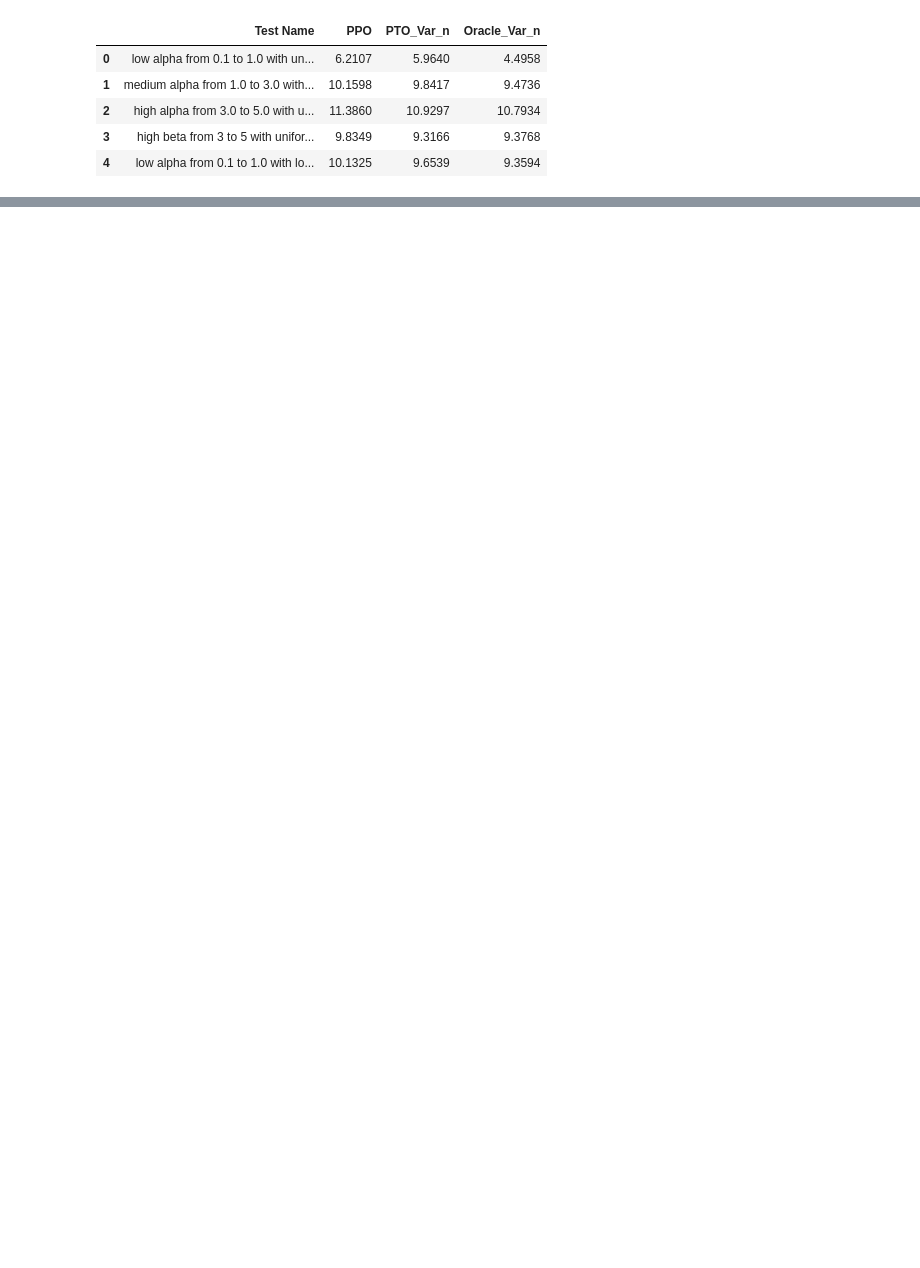
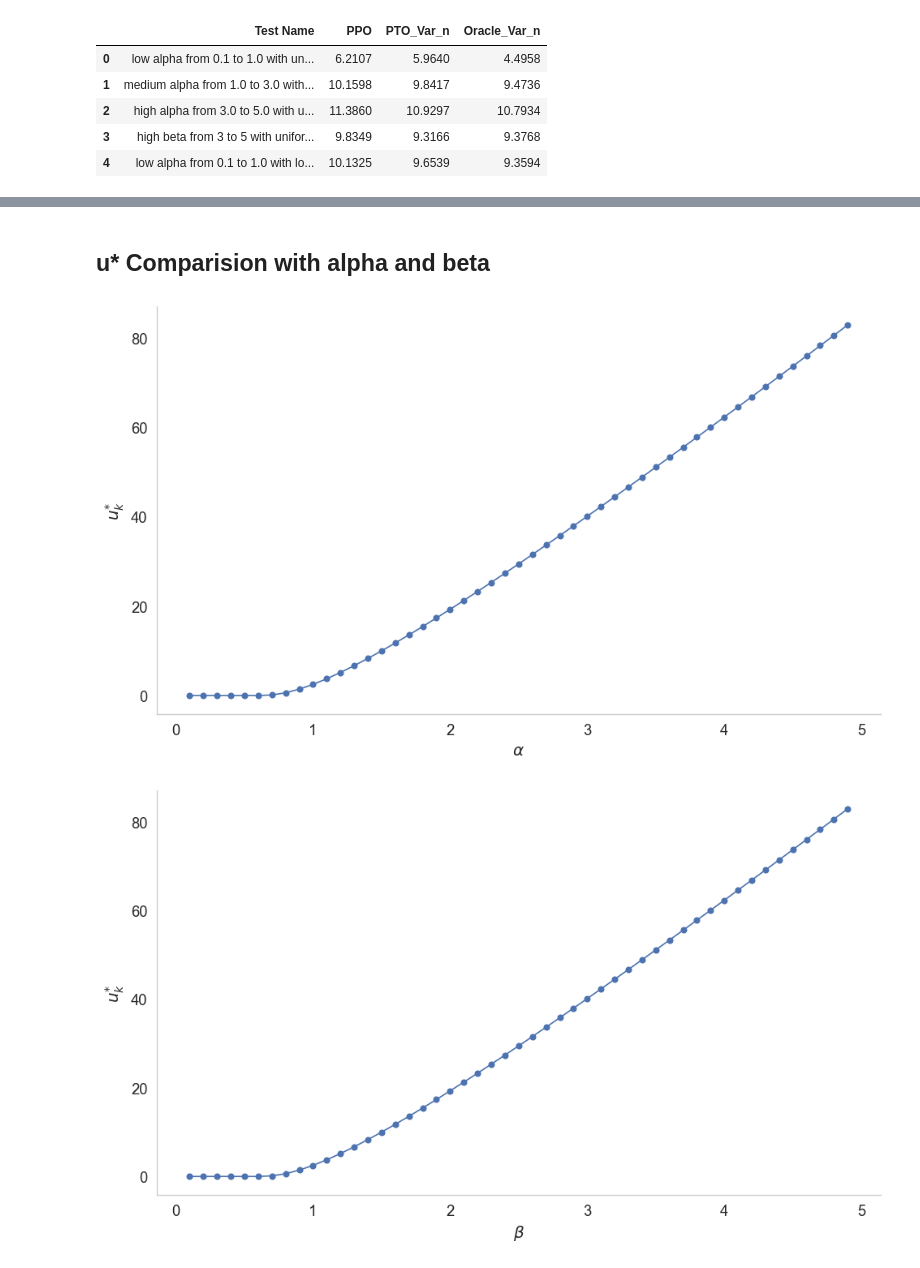
Before and after one commit to pksp99/when_to_leave, a Jupyter notebook: notebooks/test_scripts/finla_test_script.ipynb, the cells around one changed output, grey strips where cells are left out. Saved outputs shown, nothing was run; the diff lists cells and outputs as text; code cells hidden in the pictures; blank space fills up the shorter version.

```diff
--- a/notebooks/test_scripts/finla_test_script.ipynb
+++ b/notebooks/test_scripts/finla_test_script.ipynb
@@ -337,0 +423,51 @@ observed_n_results_df.to_csv(methods.file_path('finla_test_observed_n_results.cs
+# %% [markdown]
+## u* Comparision with alpha and beta
+# %%
+# u* vs alpha plot
+config = {
+    'k': 10,
+    'alpha_range': np.arange(0.1, 5, 0.1).tolist(),
+    'beta': 2,
+    'h': 0.5,
+    'c': 25,
+}
+u_values = [methods.get_u_star_binary_fast(alpha, config['beta'], config['k'], config['h'], config['c']) for alpha in config['alpha_range']]
+
+# plot u* vs alpha
+plt.figure(figsize=(10, 6))
+plt.plot(config['alpha_range'], u_values, marker='o')
+plt.xlabel(r"$\alpha$")
+plt.ylabel(r"$u_k^{*}$")
+plt.grid()
+plt.tight_layout()
+sns.despine()
+file_name = 'u_star_vs_alpha'
+json.dump(config, open(methods.file_path(f'{file_name}.json', dir_name='figures'), 'w'), indent=4)
+plt.savefig(methods.file_path('u_star_vs_alpha.png', dir_name='figures'))
+plt.show()
+
+
+# u* vs beta plot
+config = {
+    'k': 10,
+    'alpha': 2,
+    'beta_range': np.arange(0.1, 5, 0.1).tolist(),
+    'h': 0.5,
+    'c': 25,
+}
+u_values = [methods.get_u_star_binary_fast(config['alpha'], beta, config['k'], config['h'], config['c']) for beta in config['beta_range']]
+# plot u* vs beta
+plt.figure(figsize=(10, 6))
+plt.plot(config['beta_range'], u_values, marker='o')
+plt.xlabel(r"$\beta$")
+plt.ylabel(r"$u_k^{*}$")
+plt.grid()
+plt.tight_layout()
+sns.despine()
+file_name = 'u_star_vs_beta'
+json.dump(config, open(methods.file_path(f'{file_name}.json', dir_name='figures'), 'w'), indent=4)
+plt.savefig(methods.file_path('u_star_vs_beta.png', dir_name='figures'))
+plt.show()
+# %% [output]
+[figure, added]
+[figure, added]
```
Also changed, not shown: parts of 2 cells of this notebook, 32 other files.
